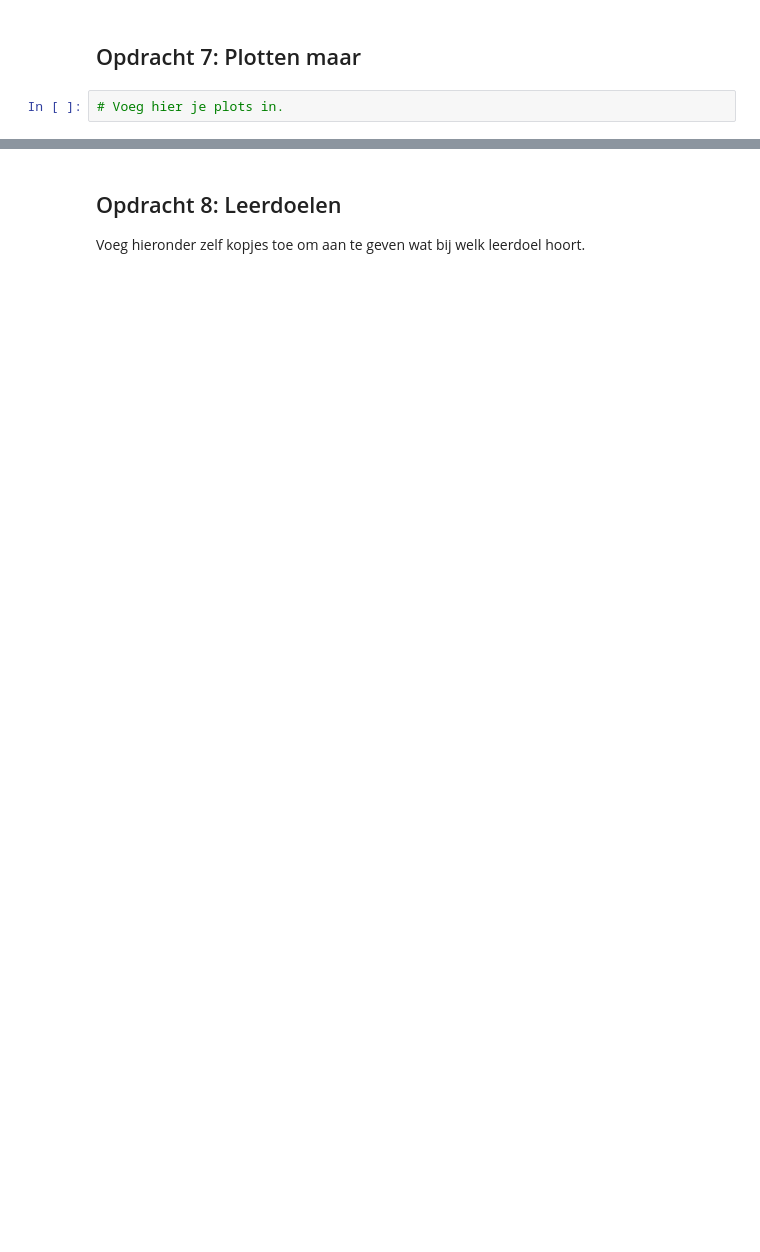
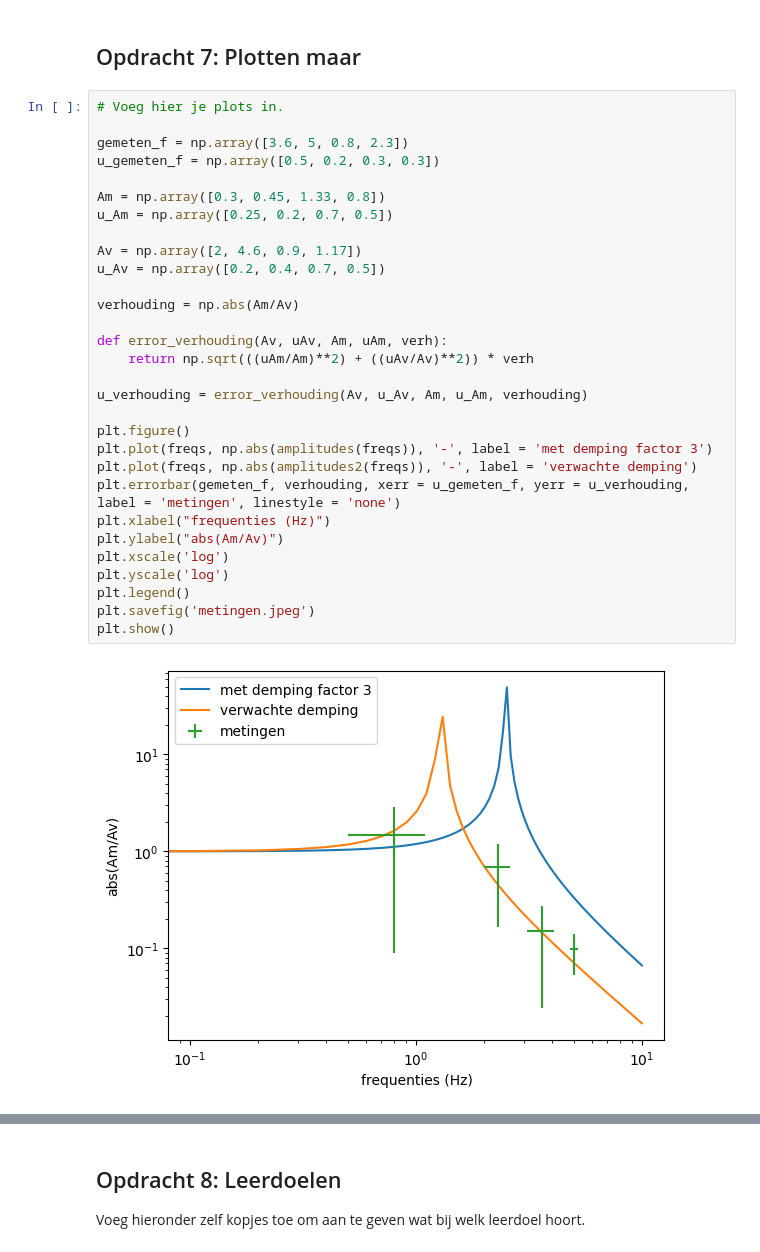
Before and after one commit to cs50202/opdrachten-DEF-D-, a Jupyter notebook: FysiekeOntwerpopdrachten/5MaakEenOpstellingTrillingsvrij/Ontwerpopdracht5MaakEenOpstellingTrillingsvrijInvulTemplate.ipynb, the cells around one changed output, grey strips where cells are left out. Drawn from its saved outputs; the diff is of its cells as text; blank space fills up the shorter version.

```diff
--- a/FysiekeOntwerpopdrachten/5MaakEenOpstellingTrillingsvrij/Ontwerpopdracht5MaakEenOpstellingTrillingsvrijInvulTemplate.ipynb
+++ b/FysiekeOntwerpopdrachten/5MaakEenOpstellingTrillingsvrij/Ontwerpopdracht5MaakEenOpstellingTrillingsvrijInvulTemplate.ipynb
@@ -153,3 +173,33 @@ Als je hier negatief geantwoord hebt, kopieer onder deze cel dan alle cellen van
 ## Opdracht 7: Plotten maar
 # %%
 # Voeg hier je plots in.
+
+gemeten_f = np.array([3.6, 5, 0.8, 2.3])
+u_gemeten_f = np.array([0.5, 0.2, 0.3, 0.3])
+
+Am = np.array([0.3, 0.45, 1.33, 0.8])
+u_Am = np.array([0.25, 0.2, 0.7, 0.5])
+
+Av = np.array([2, 4.6, 0.9, 1.17])
+u_Av = np.array([0.2, 0.4, 0.7, 0.5])
+
+verhouding = np.abs(Am/Av)
+
+def error_verhouding(Av, uAv, Am, uAm, verh):
+    return np.sqrt(((uAm/Am)**2) + ((uAv/Av)**2)) * verh
+
+u_verhouding = error_verhouding(Av, u_Av, Am, u_Am, verhouding)
+
+plt.figure()
+plt.plot(freqs, np.abs(amplitudes(freqs)), '-', label = 'met demping factor 3')
+plt.plot(freqs, np.abs(amplitudes2(freqs)), '-', label = 'verwachte demping')
+plt.errorbar(gemeten_f, verhouding, xerr = u_gemeten_f, yerr = u_verhouding, label = 'metingen', linestyle = 'none')
+plt.xlabel("frequenties (Hz)")
+plt.ylabel("abs(Am/Av)")
+plt.xscale('log')
+plt.yscale('log')
+plt.legend()
+plt.savefig('metingen.jpeg')
+plt.show()
+# %% [output]
+[figure, added]
```
Also changed, not shown: parts of 10 cells of this notebook, 7 other files.
